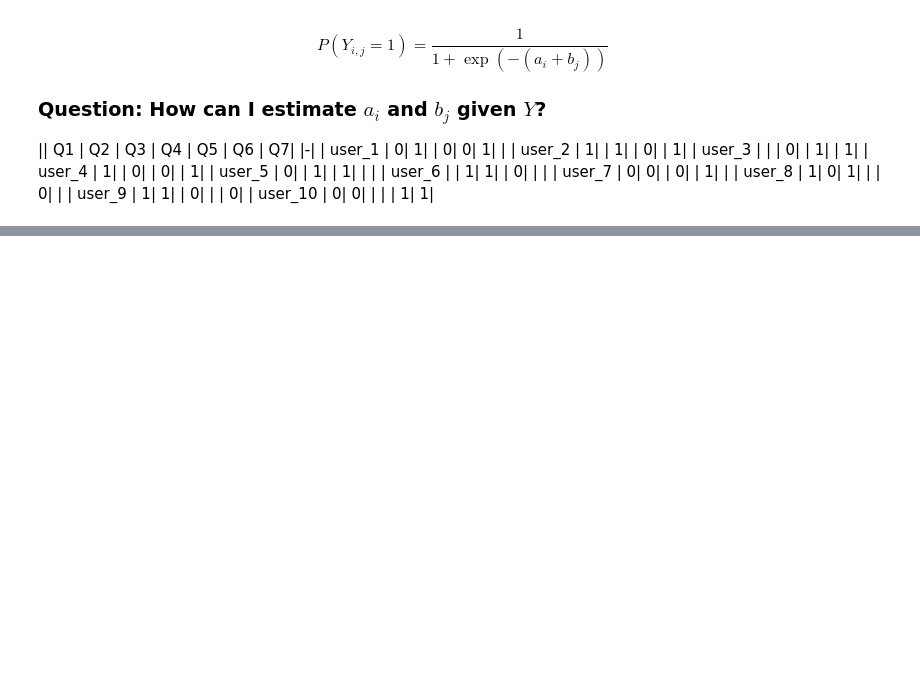
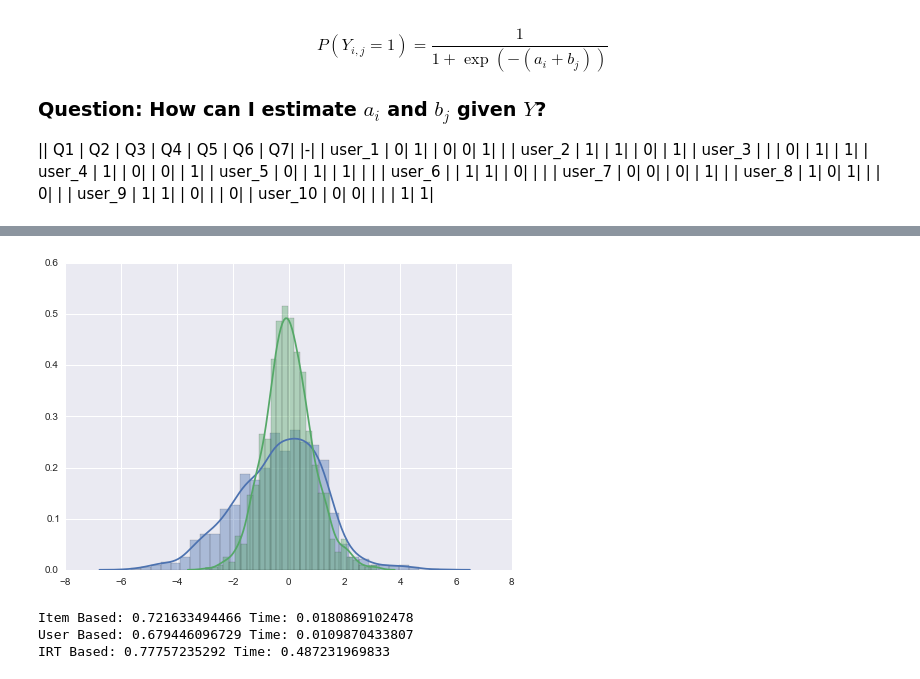
Before and after one commit to vats-div/rasch_model, a Jupyter notebook: notebook/CF_Slides.ipynb, the cells around one changed output, grey strips where cells are left out. Saved outputs shown, nothing was run; the diff lists cells and outputs as text; code cells hidden in the pictures; blank space fills up the shorter version.

```diff
--- a/notebook/CF_Slides.ipynb
+++ b/notebook/CF_Slides.ipynb
@@ -128,0 +181,49 @@ $$\displaystyle{P(Y_{i,j} = 1) = \frac{1}{1 + \exp(-(a_i + b_j))}}$$
+# %%
+test = test_orig
+
+# Item Based Popularity
+t1 = time.time()
+item_pop = train[['item_id', 'rating']]\
+            .groupby('item_id')\
+            .mean()\
+            .reset_index()
+item_pop.columns = ['item_id', 'rating_item']
+item_mean = np.mean(item_pop['rating_item'])
+test = test.merge(item_pop, how='left', on='item_id').fillna(item_mean)
+time_item = time.time() - t1
+# %%
+# User Based Popularity
+t1 = time.time()
+
+user_pop = train[['user_id', 'rating']]\
+            .groupby('user_id')\
+            .mean()\
+            .reset_index()
+user_pop.columns = ['user_id', 'rating_user']
+user_mean = np.mean(user_pop['rating_user'])
+test = test.merge(user_pop, how='left', on='user_id').fillna(user_mean)
+time_user = time.time() - t1
+# %%
+# IRT Based
+t1 = time.time()
+lrm = LearnRaschModel(max_iter=10, gamma=1.0)
+lrm.fit(train, user_id='user_id', item_id='item_id', response='rating')
+test['rating_irt'] = lrm.predict(test, user_id='user_id', item_id='item_id')
+time_irt = time.time() - t1
+
+sns.distplot(lrm.get_item());
+sns.distplot(lrm.get_user());
+# %% [output]
+[figure, added]
+# %%
+def get_auc(inp):
+    return str(roc_auc_score(test['rating'], test[inp]))
+
+# Evaluate methods
+print 'Item Based: ' + get_auc('rating_item'), 'Time: ' + str(time_item)
+print 'User Based: ' + get_auc('rating_user'), 'Time: ' + str(time_user)
+print 'IRT Based: ' + get_auc('rating_irt'), 'Time: ' + str(time_irt)
+# %% [output]
+Item Based: 0.721633494466 Time: 0.0180869102478
+User Based: 0.679446096729 Time: 0.0109870433807
+IRT Based: 0.77757235292 Time: 0.487231969833
```
Also changed, not shown: parts of 16 cells of this notebook, 1 other file.
